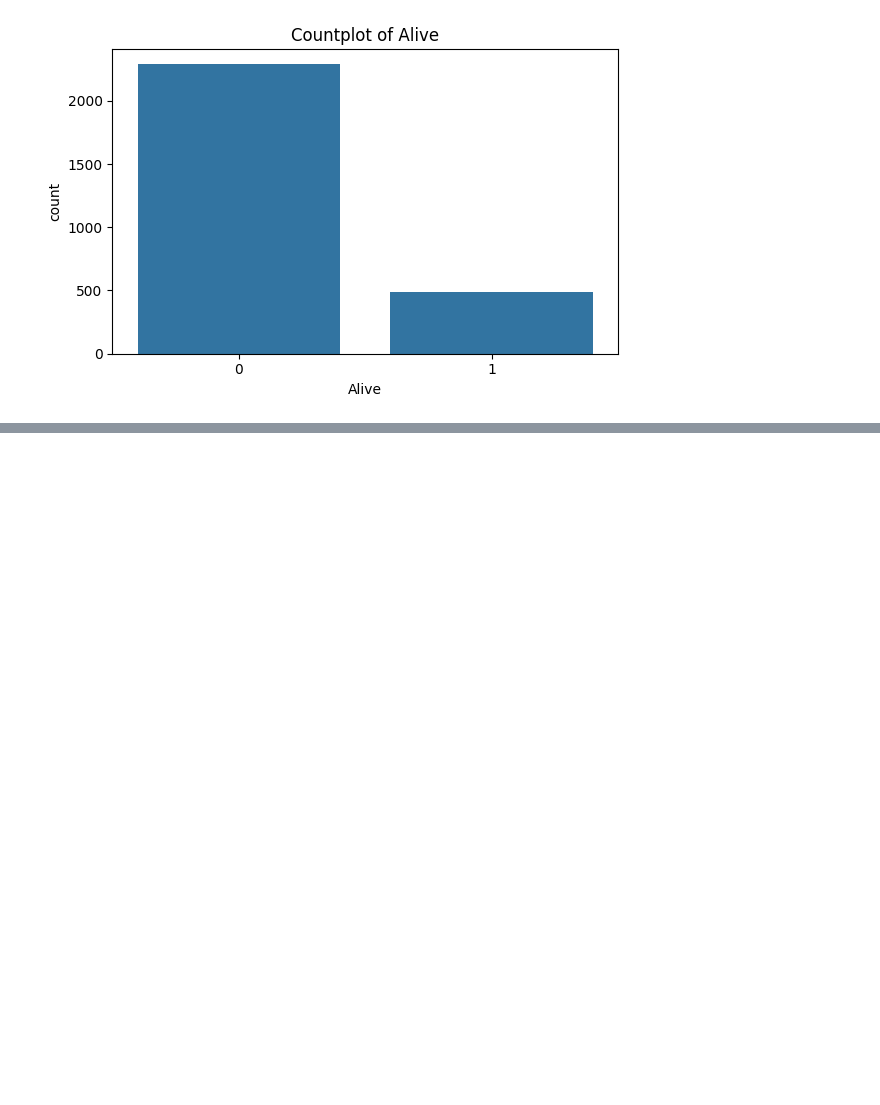
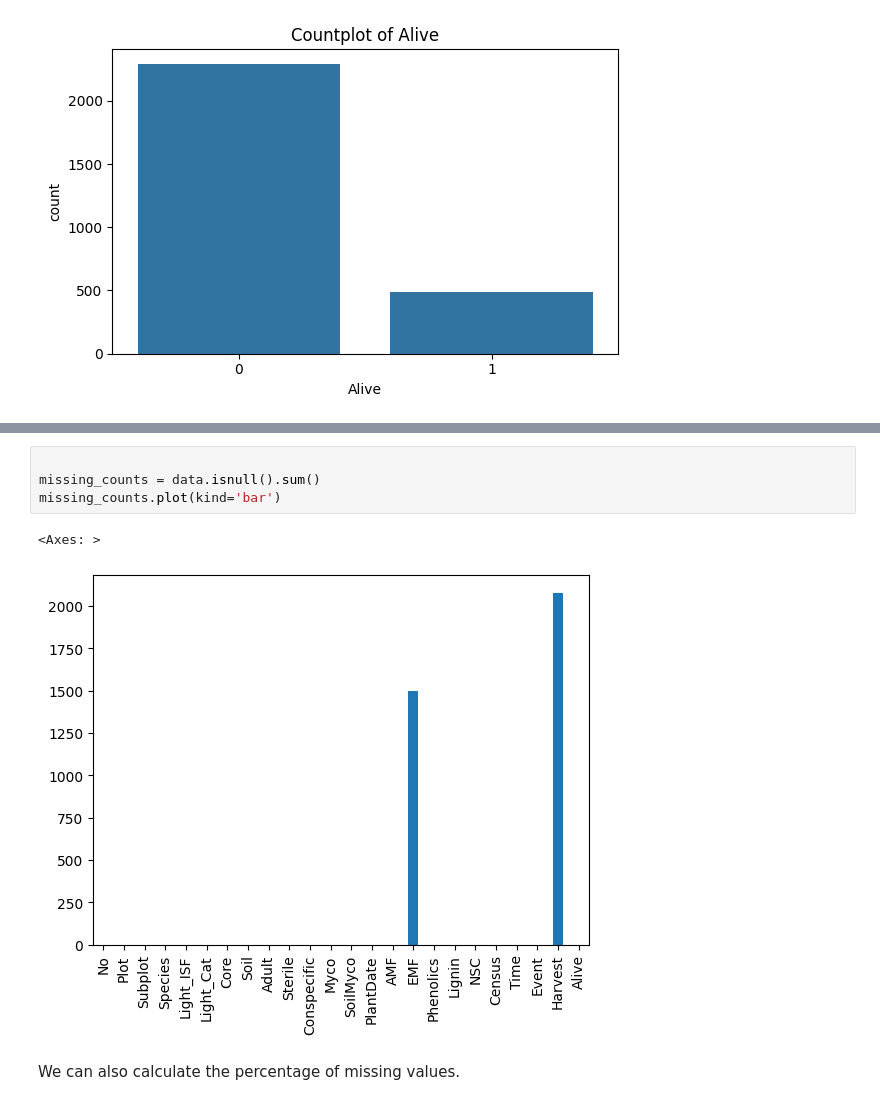
Before and after one commit to andres-go/computer-inteligence, a Jupyter notebook: notebooks/1.pipelines.ipynb, the cells around one changed output, grey strips where cells are left out. Drawn from its saved outputs; the diff is of its cells as text; blank space fills up the shorter version.

```diff
--- a/notebooks/1.pipelines.ipynb
+++ b/notebooks/1.pipelines.ipynb
@@ -165,0 +175,9 @@ fig.tight_layout()
+# %%
+
+missing_counts = data.isnull().sum()
+missing_counts.plot(kind='bar')
+# %% [output]
+<Axes: >
+[figure, added]
+# %% [markdown]
+We can also calculate the percentage of missing values.
```
Also changed, not shown: parts of 21 cells of this notebook.
